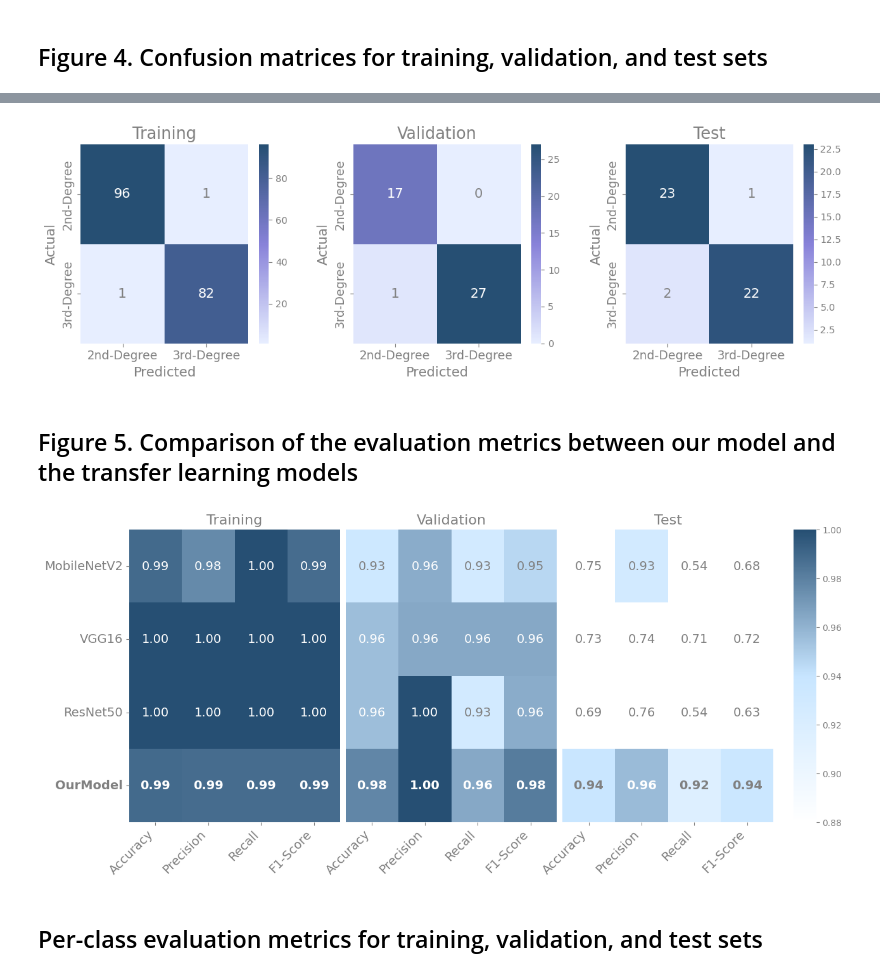
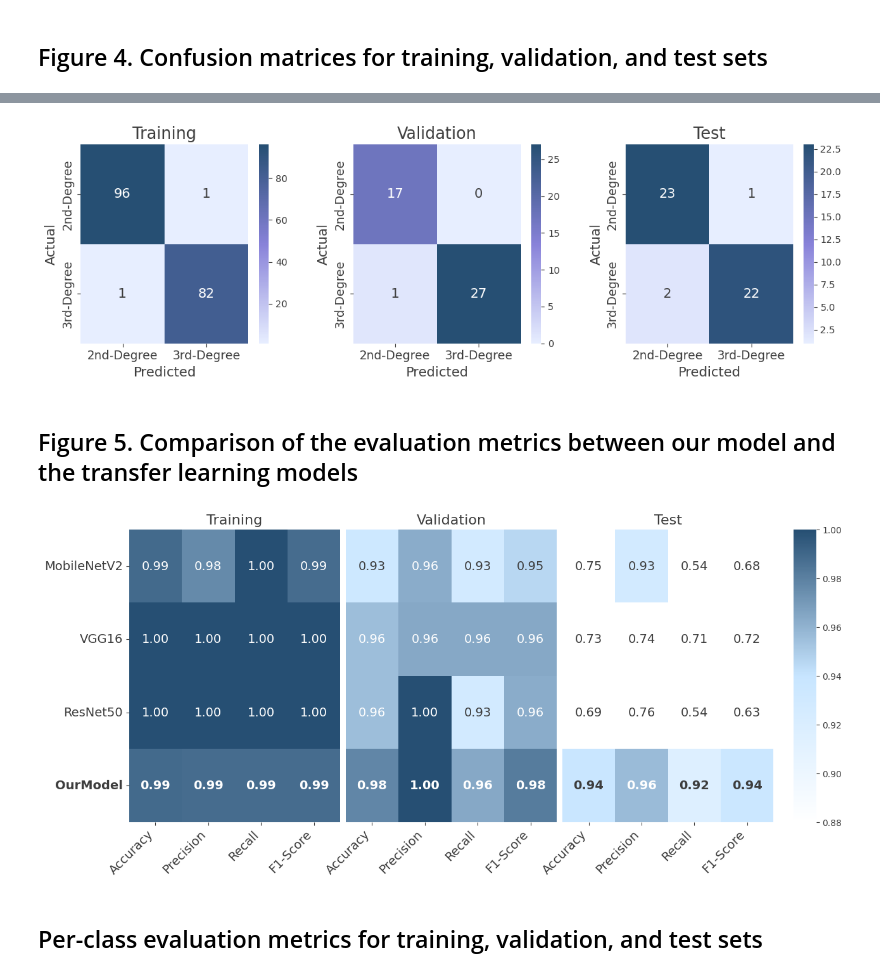
Before and after one commit to yamilemr/Automated-Classification-of-Second-and-Third-Degree-Burn-Images-Using-Convolutional-Neural-Networks, a Jupyter notebook: notebooks/figure_plots.ipynb, the cells around one changed output, grey strips where cells are left out. Drawn from its saved outputs; the diff is of its cells as text; code cells hidden in the pictures.

```diff
--- a/notebooks/figure_plots.ipynb
+++ b/notebooks/figure_plots.ipynb
@@ -205,20 +211,21 @@ img_a = cv2.imread('../figures/1a_heatmap_hyperparameter_search.png')
 img_b = cv2.imread('../figures/1b_architecture_hyperparameter_search.png')
 
 #Create a vertically stacked figure with two panels (the first panel (heatmap) is given more vertical space)
-fig, ax = plt.subplots(2, 1, figsize=(22, 27), gridspec_kw={'height_ratios': [1.4, 1]})
+fig, ax = plt.subplots(2, 1, figsize=(22, 25), gridspec_kw={'height_ratios': [1.7, 0.55]})
 
 #(a) Hyperparameter search heatmap
 ax[0].imshow(cv2.cvtColor(img_a, cv2.COLOR_BGR2RGB))
-ax[0].set_title('(a)', fontsize='30')
+ax[0].set_title('(a)', fontsize='25')
 ax[0].axis('off')
 
 #(b) Best architecture
 ax[1].imshow(cv2.cvtColor(img_b, cv2.COLOR_BGR2RGB))
-ax[1].set_title('(b)', fontsize='30')
+ax[1].set_title('(b)', fontsize='25')
 ax[1].axis('off')
 
 #Adjust layout and save figure
 plt.tight_layout()
-plt.savefig('../figures/figure_1.png', dpi=600, bbox_inches='tight')
+plt.subplots_adjust(hspace=0.1)
+plt.savefig('../figures/figure_1.png', dpi=700, bbox_inches='tight')
 plt.show()
 # %% [output]
@@ -301,24 +308,24 @@ fig, (ax1, ax2) = plt.subplots(1, 2, figsize=(14, 4))
 #Accuracy
 ax1.plot(epochs_range, train_acc, label='Training', color=color_train)
 ax1.plot(epochs_range, val_acc, label='Validation', color=color_val)
-ax1.set_ylabel('Accuracy', fontsize=17, color='gray')
+ax1.set_ylabel('Accuracy', fontsize=17, color='#3d3d3d')
 
 #Loss
 ax2.plot(epochs_range, train_loss, label='Training', color=color_train)
 ax2.plot(epochs_range, val_loss, label='Validation', color=color_val)
-ax2.set_ylabel('Loss', fontsize=17, color='gray')
+ax2.set_ylabel('Loss', fontsize=17, color='#3d3d3d')
 
 #Apply consistent formatting to both subplots
 for ax in (ax1, ax2):
-    ax.set_xlabel('Epochs', fontsize=17, color='gray')
+    ax.set_xlabel('Epochs', fontsize=17, color='#3d3d3d')
     ax.set_xticks(ticks)
-    ax.tick_params(axis='both', labelsize=11, colors='gray')
-    ax.legend(fontsize=13, labelcolor='gray')
+    ax.tick_params(axis='both', labelsize=11, colors='#3d3d3d')
+    ax.legend(fontsize=13, labelcolor='#3d3d3d')
     ax.grid(True, linestyle=':', alpha=0.5)
     ax.spines['right'].set_visible(False)
     ax.spines['top'].set_visible(False)
-    ax.spines['left'].set_color('gray')
-    ax.spines['bottom'].set_color('gray')
+    ax.spines['left'].set_color('#3d3d3d')
+    ax.spines['bottom'].set_color('#3d3d3d')
 
 #Adjust layout and save figure
 plt.tight_layout()
@@ -347,28 +354,28 @@ fig, (ax1, ax2, ax3) = plt.subplots(1, 3, figsize=(12, 4))
 #Training
 hm_train = sns.heatmap(cm_train, annot=True, fmt='d', cmap=custom_cmap, xticklabels=labels, yticklabels=labels,
                        ax=ax1, annot_kws={'size': 14})
-ax1.set_title('Training', fontsize=17, color='gray')
-adjust_annotation_colors(hm_train, ax1, cm_train, threshold=0.7, light_color='white', dark_color='gray')
+ax1.set_title('Training', fontsize=17, color='#3d3d3d')
+adjust_annotation_colors(hm_train, ax1, cm_train, threshold=0.7, light_color='white', dark_color='#3d3d3d')
 
 #Validation
 hm_val = sns.heatmap(cm_val, annot=True, fmt='d', cmap=custom_cmap, xticklabels=labels, yticklabels=labels,
                      ax=ax2, annot_kws={'size': 14})
-ax2.set_title('Validation', fontsize=17, color='gray')
-adjust_annotation_colors(hm_val, ax2, cm_val, threshold=0.7, light_color='white', dark_color='gray')
+ax2.set_title('Validation', fontsize=17, color='#3d3d3d')
+adjust_annotation_colors(hm_val, ax2, cm_val, threshold=0.7, light_color='white', dark_color='#3d3d3d')
 
 #Test
 hm_test = sns.heatmap(cm_test, annot=True, fmt='d', cmap=custom_cmap, xticklabels=labels, yticklabels=labels,
                       ax=ax3, annot_kws={'size': 14})
-ax3.set_title('Test', fontsize=17, color='gray')
-adjust_annotation_colors(hm_test, ax3, cm_test, threshold=0.7, light_color='white', dark_color='gray')
+ax3.set_title('Test', fontsize=17, color='#3d3d3d')
+adjust_annotation_colors(hm_test, ax3, cm_test, threshold=0.7, light_color='white', dark_color='#3d3d3d')
 
 #Apply consistent formatting to to all confusion matrices
 for ax in (ax1, ax2, ax3):
-    ax.set_xlabel('Predicted', fontsize=14, color='gray')
-    ax.set_ylabel('Actual', fontsize=14, color='gray')
-    ax.set_xticklabels(ax.get_xticklabels(), color='gray')
-    ax.set_yticklabels(ax.get_yticklabels(), color='gray')
-    ax.tick_params(labelsize=12.5, color='gray')
+    ax.set_xlabel('Predicted', fontsize=14, color='#3d3d3d')
+    ax.set_ylabel('Actual', fontsize=14, color='#3d3d3d')
+    ax.set_xticklabels(ax.get_xticklabels(), color='#3d3d3d')
+    ax.set_yticklabels(ax.get_yticklabels(), color='#3d3d3d')
+    ax.tick_params(labelsize=12.5, color='#3d3d3d')
 
 #Adjust layout and save figure
 plt.tight_layout()
@@ -382,4 +389,4 @@ plt.show()
-[figure, old version]
+[figure, new version]
 # %% [markdown]
 ## Figure 5. Comparison of the evaluation metrics between our model and the transfer learning models
 # %%
@@ -418,35 +425,35 @@ cax = fig.add_subplot(gs[1]) #Dedicated axis for the shared colorbar
 #Training
 hm_train = sns.heatmap(data_train, annot=True, fmt='.2f', cmap=custom_cmap, vmin=0.88, vmax=1.0,
                        xticklabels=metrics, yticklabels=model_names, ax=ax1, cbar=False, annot_kws={'size': 14})
-ax1.set_title('Training', fontsize=16, color='gray')
-ax1.set_yticklabels(ax1.get_yticklabels(), rotation=0, fontsize=14, color='gray')
-adjust_annotation_colors(hm_train, ax1, data_train, threshold=0.8, light_color='white', dark_color='gray')
+ax1.set_title('Training', fontsize=16, color='#3d3d3d')
+ax1.set_yticklabels(ax1.get_yticklabels(), rotation=0, fontsize=14, color='#3d3d3d')
+adjust_annotation_colors(hm_train, ax1, data_train, threshold=0.8, light_color='white', dark_color='#3d3d3d')
 best_model_bold('OurModel', model_names, ax1, hm_train, n_cols=len(metrics))
 
 #Validation
 hm_val = sns.heatmap(data_val, annot=True, fmt='.2f', cmap=custom_cmap, vmin=0.88, vmax=1.0,
                      xticklabels=metrics, yticklabels=False, ax=ax2, cbar=False, annot_kws={'size': 14})
-ax2.set_title('Validation', fontsize=16, color='gray')
-adjust_annotation_colors(hm_val, ax2, data_val, threshold=0.8, light_color='white', dark_color='gray')
+ax2.set_title('Validation', fontsize=16, color='#3d3d3d')
+adjust_annotation_colors(hm_val, ax2, data_val, threshold=0.8, light_color='white', dark_color='#3d3d3d')
 best_model_bold('OurModel', model_names, ax2, hm_val, n_cols=len(metrics))
 
 #Test
 hm_test = sns.heatmap(data_test, annot=True, fmt='.2f', cmap=custom_cmap, vmin=0.88, vmax=1.0,
                       xticklabels=metrics, yticklabels=False, ax=ax3, cbar_ax=cax, annot_kws={'size': 14})
-ax3.set_title('Test', fontsize=16, color='gray')
-adjust_annotation_colors(hm_test, ax3, data_test, threshold=0.8, light_color='white', dark_color='gray')
+ax3.set_title('Test', fontsize=16, color='#3d3d3d')
+adjust_annotation_colors(hm_test, ax3, data_test, threshold=0.8, light_color='white', dark_color='#3d3d3d')
 best_model_bold('OurModel', model_names, ax3, hm_test, n_cols=len(metrics))
 
 #Apply consistent formatting to to all heatmaps
 for ax in (ax1, ax2, ax3):
-    ax.set_xticklabels(ax.get_xticklabels(), rotation=45, ha='right', fontsize=14, color='gray')
-    ax.tick_params(axis='both', color='gray')
+    ax.set_xticklabels(ax.get_xticklabels(), rotation=45, ha='right', fontsize=14, color='#3d3d3d')
+    ax.tick_params(axis='both', color='#3d3d3d')
 
 #Save figure
 plt.savefig('../figures/figure_5.png', dpi=700, bbox_inches='tight')
 plt.show()
 # %% [output]
-[figure, old version]
+[figure, new version]
 # %% [markdown]
 ## Per-class evaluation metrics for training, validation, and test sets
 # %%
```
Also changed, not shown: parts of 9 cells of this notebook, 10 other files.
